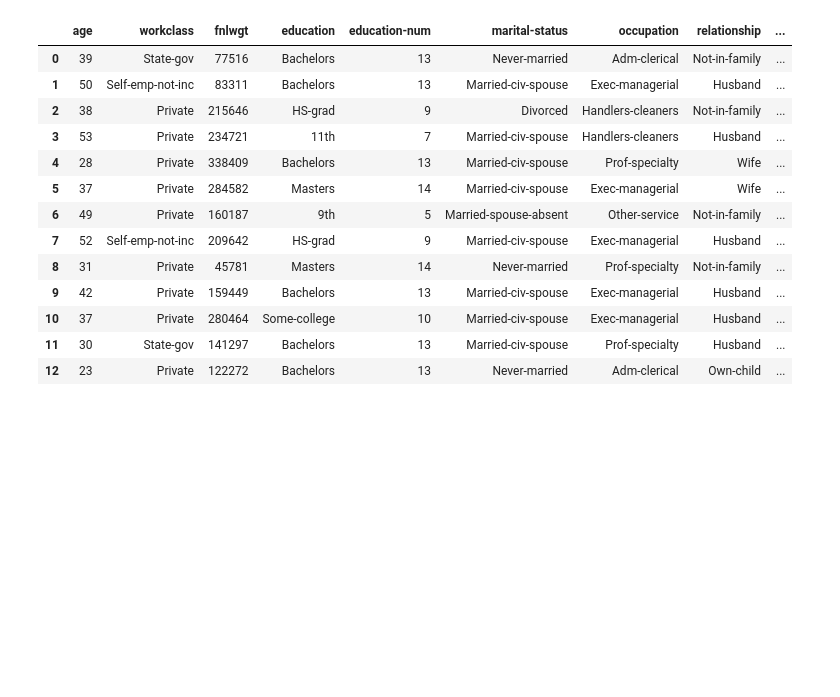
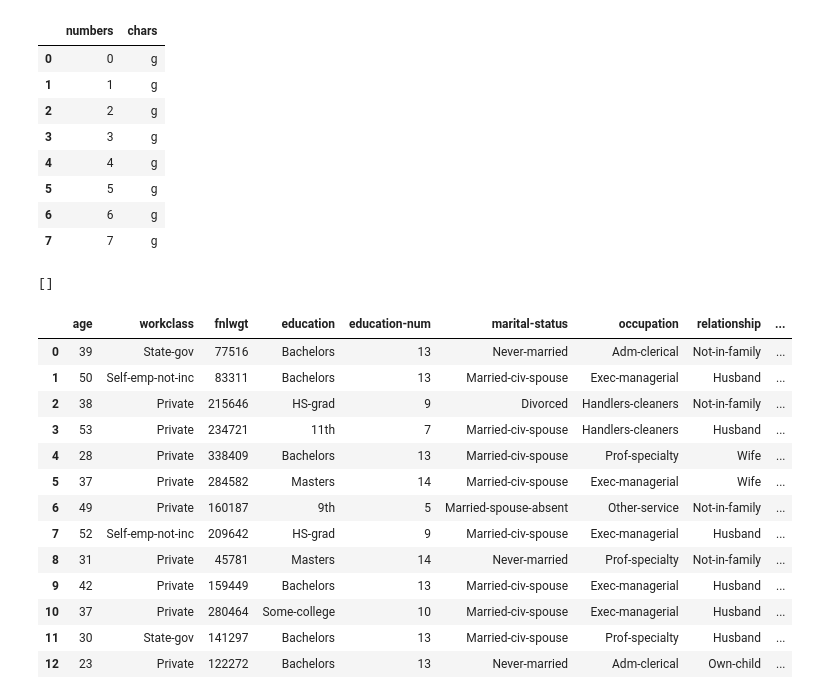
Before and after one commit to Aswathy-alien/ML, a Jupyter notebook: Week2 .ipynb, the cells around one changed output. Saved outputs shown, nothing was run; the diff lists cells and outputs as text; code cells hidden in the pictures; blank space fills up the shorter version.

```diff
--- a/Week2.ipynb
+++ b/Week2 .ipynb
@@ -1,5 +1,24 @@
 # %%
 import pandas as pd
+# %%
+df= pd.DataFrame({'numbers': range(8), 'chars':['g']*8})
+# %%
+df
+# %% [output]
+|  | numbers | chars |
+| 0 | 0 | g |
+| 1 | 1 | g |
+| 2 | 2 | g |
+| 3 | 3 | g |
+| 4 | 4 | g |
+| 5 | 5 | g |
+| 6 | 6 | g |
+| 7 | 7 | g |
+# %%
+df=[]
+df
+# %% [output]
+[]
 # %%
 dataset= pd.read_csv('adult_data_mini.csv', header= 0)
 dataset
```
Also changed, not shown: parts of 11 cells of this notebook.
